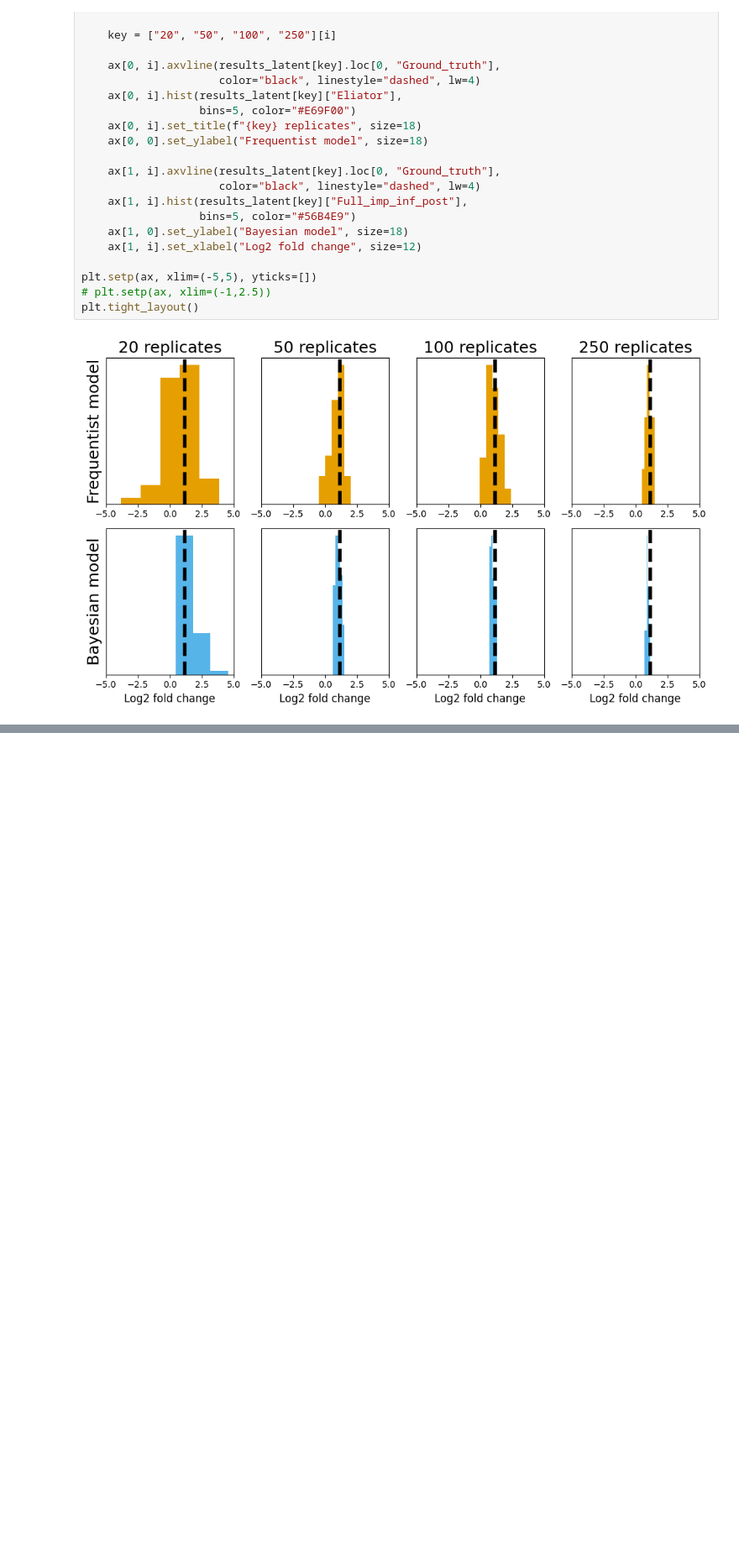
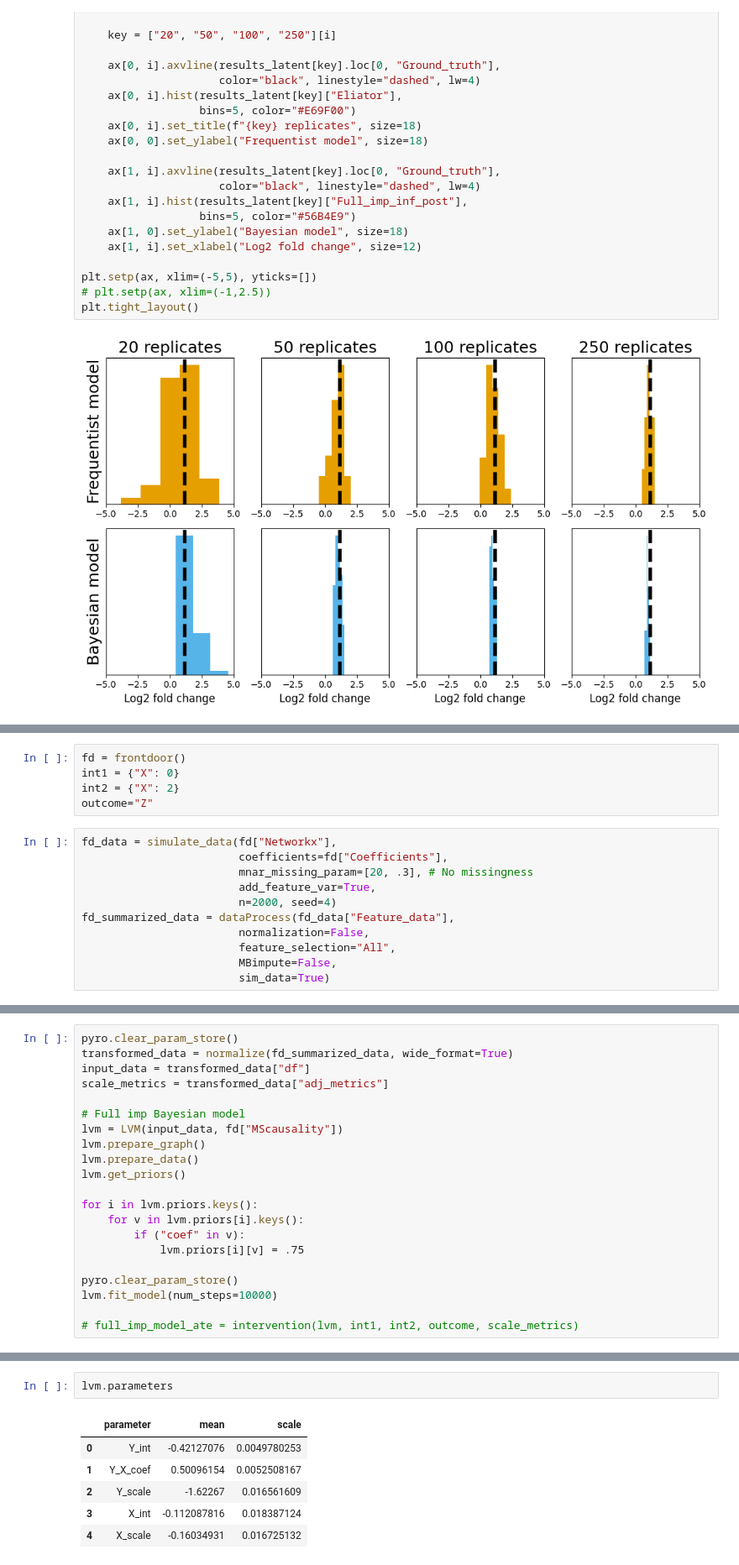
Before and after one commit to devonjkohler/Causomic, a Jupyter notebook: vignettes/methods_paper/TF_simulation.ipynb, the cells around one changed output, grey strips where cells are left out. Shown at 84% size. Saved outputs shown, nothing was run; the diff lists cells and outputs as text; blank space fills up the shorter version.

```diff
--- a/vignettes/methods_paper/TF_simulation.ipynb
+++ b/vignettes/methods_paper/TF_simulation.ipynb
@@ -3515,0 +3559,16 @@ plt.tight_layout()
+# %%
+fd = frontdoor()
+int1 = {"X": 0}
+int2 = {"X": 2}
+outcome="Z"
+# %%
+fd_data = simulate_data(fd["Networkx"],
+                        coefficients=fd["Coefficients"],
+                        mnar_missing_param=[20, .3], # No missingness
+                        add_feature_var=True,
+                        n=2000, seed=4)
+fd_summarized_data = dataProcess(fd_data["Feature_data"],
+                        normalization=False,
+                        feature_selection="All",
+                        MBimpute=False,
+                        sim_data=True)
@@ -3515,0 +3596,21 @@ plt.tight_layout()
+# %%
+pyro.clear_param_store()
+transformed_data = normalize(fd_summarized_data, wide_format=True)
+input_data = transformed_data["df"]
+scale_metrics = transformed_data["adj_metrics"]
+
+# Full imp Bayesian model
+lvm = LVM(input_data, fd["MScausality"])
+lvm.prepare_graph()
+lvm.prepare_data()
+lvm.get_priors()
+
+for i in lvm.priors.keys():
+    for v in lvm.priors[i].keys():
+        if ("coef" in v):
+            lvm.priors[i][v] = .75
+
+pyro.clear_param_store()
+lvm.fit_model(num_steps=10000)
+
+# full_imp_model_ate = intervention(lvm, int1, int2, outcome, scale_metrics)
@@ -3515,0 +3635,9 @@ plt.tight_layout()
+# %%
+lvm.parameters
+# %% [output]
+|  | parameter | mean | scale |
+| 0 | Y_int | -0.42127076 | 0.0049780253 |
+| 1 | Y_X_coef | 0.50096154 | 0.0052508167 |
+| 2 | Y_scale | -1.62267 | 0.016561609 |
+| 3 | X_int | -0.112087816 | 0.018387124 |
+| 4 | X_scale | -0.16034931 | 0.016725132 |
```
Also changed, not shown: parts of 10 cells of this notebook, 27 other files.
